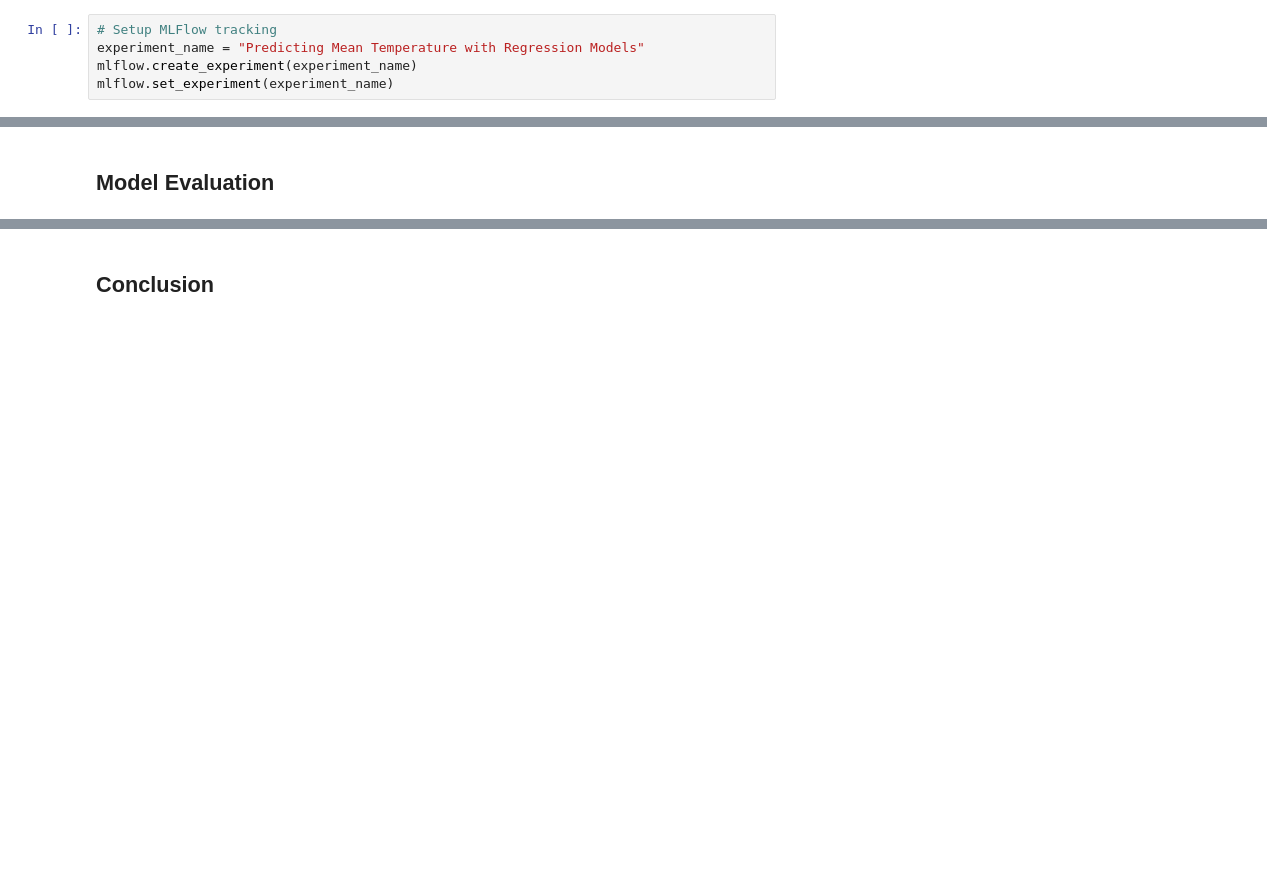
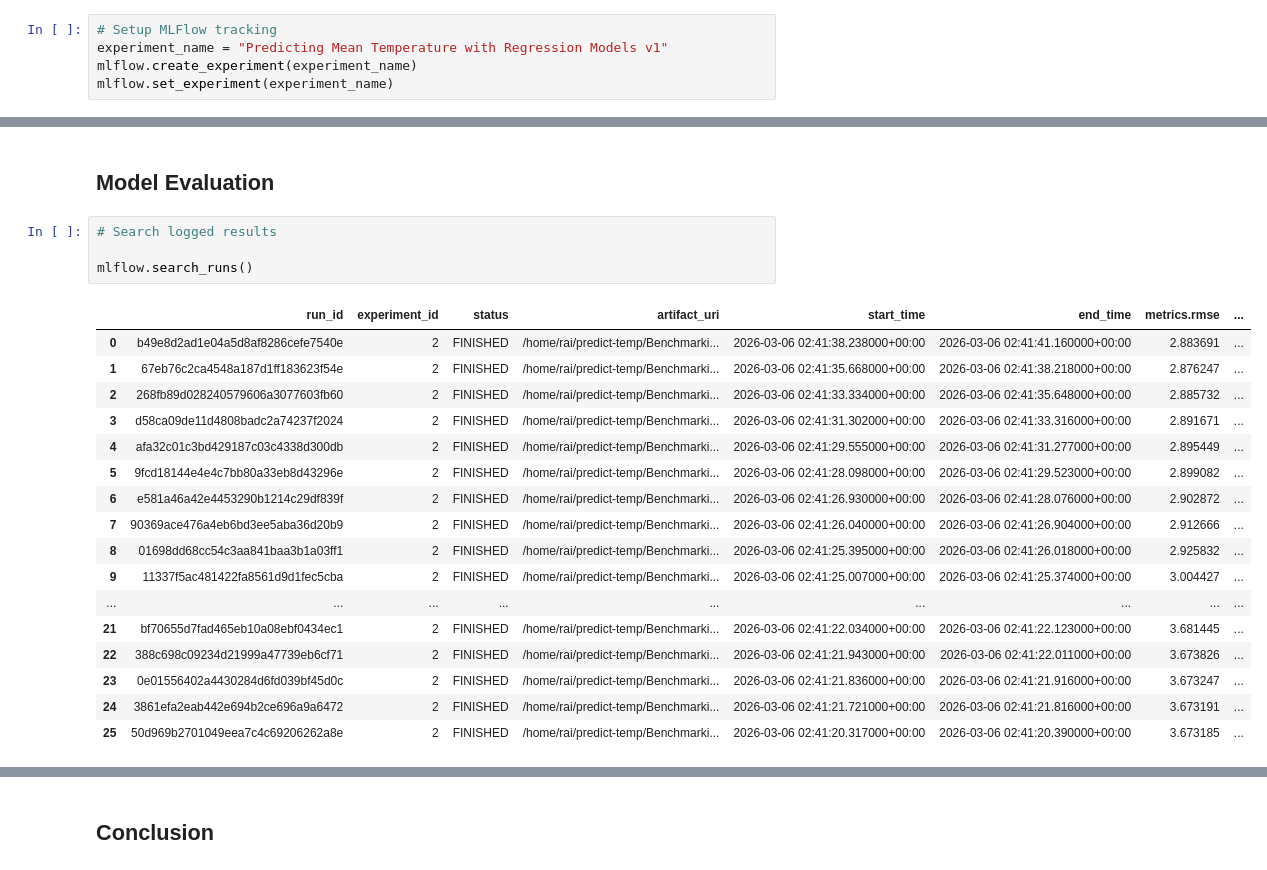
Before and after one commit to omoraisu/Benchmarking-Regression-Models-For-Temperature-Prediction-with-MLFlow, a Jupyter notebook: notebook.ipynb, the cells around one changed output, grey strips where cells are left out. Cells and saved outputs as stored; diff of their text form; blank space fills up the shorter version.

Commit message:
Conduct model development and benchmarking

```diff
--- a/notebook.ipynb
+++ b/notebook.ipynb
@@ -245,7 +245,7 @@ X_test_scaled = preprocess_pipeline.transform(X_test)
 ## **Model Development**
 # %%
 # Setup MLFlow tracking
-experiment_name = "Predicting Mean Temperature with Regression Models"
+experiment_name = "Predicting Mean Temperature with Regression Models v1"
 mlflow.create_experiment(experiment_name)
 mlflow.set_experiment(experiment_name)
 # %% [output]
@@ -257,2 +311,24 @@ mlflow.set_experiment(experiment_name)
 # %% [markdown]
 ## **Model Evaluation**
+# %%
+# Search logged results
+
+mlflow.search_runs()
+# %% [output]
+|  | run_id | experiment_id | status | artifact_uri | start_time | end_time | metrics.rmse | ... |
+| 0 | b49e8d2ad1e04a5d8af8286cefe7540e | 2 | FINISHED | /home/rai/predict-temp/Benchmarki... | 2026-03-06 02:41:38.238000+00:00 | 2026-03-06 02:41:41.160000+00:00 | 2.883691 | ... |
+| 1 | 67eb76c2ca4548a187d1ff183623f54e | 2 | FINISHED | /home/rai/predict-temp/Benchmarki... | 2026-03-06 02:41:35.668000+00:00 | 2026-03-06 02:41:38.218000+00:00 | 2.876247 | ... |
+| 2 | 268fb89d028240579606a3077603fb60 | 2 | FINISHED | /home/rai/predict-temp/Benchmarki... | 2026-03-06 02:41:33.334000+00:00 | 2026-03-06 02:41:35.648000+00:00 | 2.885732 | ... |
+| 3 | d58ca09de11d4808badc2a74237f2024 | 2 | FINISHED | /home/rai/predict-temp/Benchmarki... | 2026-03-06 02:41:31.302000+00:00 | 2026-03-06 02:41:33.316000+00:00 | 2.891671 | ... |
+| 4 | afa32c01c3bd429187c03c4338d300db | 2 | FINISHED | /home/rai/predict-temp/Benchmarki... | 2026-03-06 02:41:29.555000+00:00 | 2026-03-06 02:41:31.277000+00:00 | 2.895449 | ... |
+| 5 | 9fcd18144e4e4c7bb80a33eb8d43296e | 2 | FINISHED | /home/rai/predict-temp/Benchmarki... | 2026-03-06 02:41:28.098000+00:00 | 2026-03-06 02:41:29.523000+00:00 | 2.899082 | ... |
+| 6 | e581a46a42e4453290b1214c29df839f | 2 | FINISHED | /home/rai/predict-temp/Benchmarki... | 2026-03-06 02:41:26.930000+00:00 | 2026-03-06 02:41:28.076000+00:00 | 2.902872 | ... |
+| 7 | 90369ace476a4eb6bd3ee5aba36d20b9 | 2 | FINISHED | /home/rai/predict-temp/Benchmarki... | 2026-03-06 02:41:26.040000+00:00 | 2026-03-06 02:41:26.904000+00:00 | 2.912666 | ... |
+| 8 | 01698dd68cc54c3aa841baa3b1a03ff1 | 2 | FINISHED | /home/rai/predict-temp/Benchmarki... | 2026-03-06 02:41:25.395000+00:00 | 2026-03-06 02:41:26.018000+00:00 | 2.925832 | ... |
+| 9 | 11337f5ac481422fa8561d9d1fec5cba | 2 | FINISHED | /home/rai/predict-temp/Benchmarki... | 2026-03-06 02:41:25.007000+00:00 | 2026-03-06 02:41:25.374000+00:00 | 3.004427 | ... |
+| ... | ... | ... | ... | ... | ... | ... | ... | ... |
+| 21 | bf70655d7fad465eb10a08ebf0434ec1 | 2 | FINISHED | /home/rai/predict-temp/Benchmarki... | 2026-03-06 02:41:22.034000+00:00 | 2026-03-06 02:41:22.123000+00:00 | 3.681445 | ... |
+| 22 | 388c698c09234d21999a47739eb6cf71 | 2 | FINISHED | /home/rai/predict-temp/Benchmarki... | 2026-03-06 02:41:21.943000+00:00 | 2026-03-06 02:41:22.011000+00:00 | 3.673826 | ... |
+| 23 | 0e01556402a4430284d6fd039bf45d0c | 2 | FINISHED | /home/rai/predict-temp/Benchmarki... | 2026-03-06 02:41:21.836000+00:00 | 2026-03-06 02:41:21.916000+00:00 | 3.673247 | ... |
+| 24 | 3861efa2eab442e694b2ce696a9a6472 | 2 | FINISHED | /home/rai/predict-temp/Benchmarki... | 2026-03-06 02:41:21.721000+00:00 | 2026-03-06 02:41:21.816000+00:00 | 3.673191 | ... |
+| 25 | 50d969b2701049eea7c4c69206262a8e | 2 | FINISHED | /home/rai/predict-temp/Benchmarki... | 2026-03-06 02:41:20.317000+00:00 | 2026-03-06 02:41:20.390000+00:00 | 3.673185 | ... |
```
Also changed, not shown: parts of 7 cells of this notebook.
